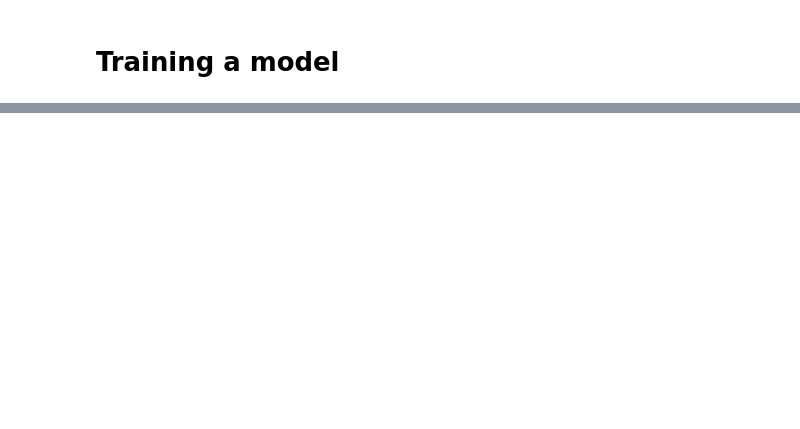
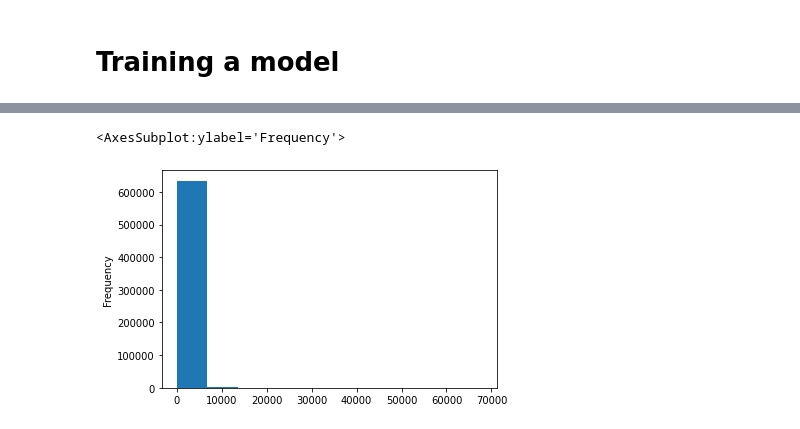
Before and after one commit to dhesse/IN-STK-5000-Autum-2022, a Jupyter notebook: nbhome/Lecture 02 - EDA and Sklearn.ipynb, the cells around one changed output, grey strips where cells are left out. Cells and saved outputs as stored; diff of their text form; code cells hidden in the pictures; blank space fills up the shorter version.

```diff
--- a/nbhome/Lecture 02 - EDA and Sklearn.ipynb
+++ b/nbhome/Lecture 02 - EDA and Sklearn.ipynb
@@ -163,0 +328,5 @@ df.groupby('education')['target'].mean().sort_values().plot.bar()
+# %%
+data['duration'].plot.hist()
+# %% [output]
+<AxesSubplot:ylabel='Frequency'>
+[figure, added]
```
Also changed, not shown: parts of 26 cells of this notebook.
